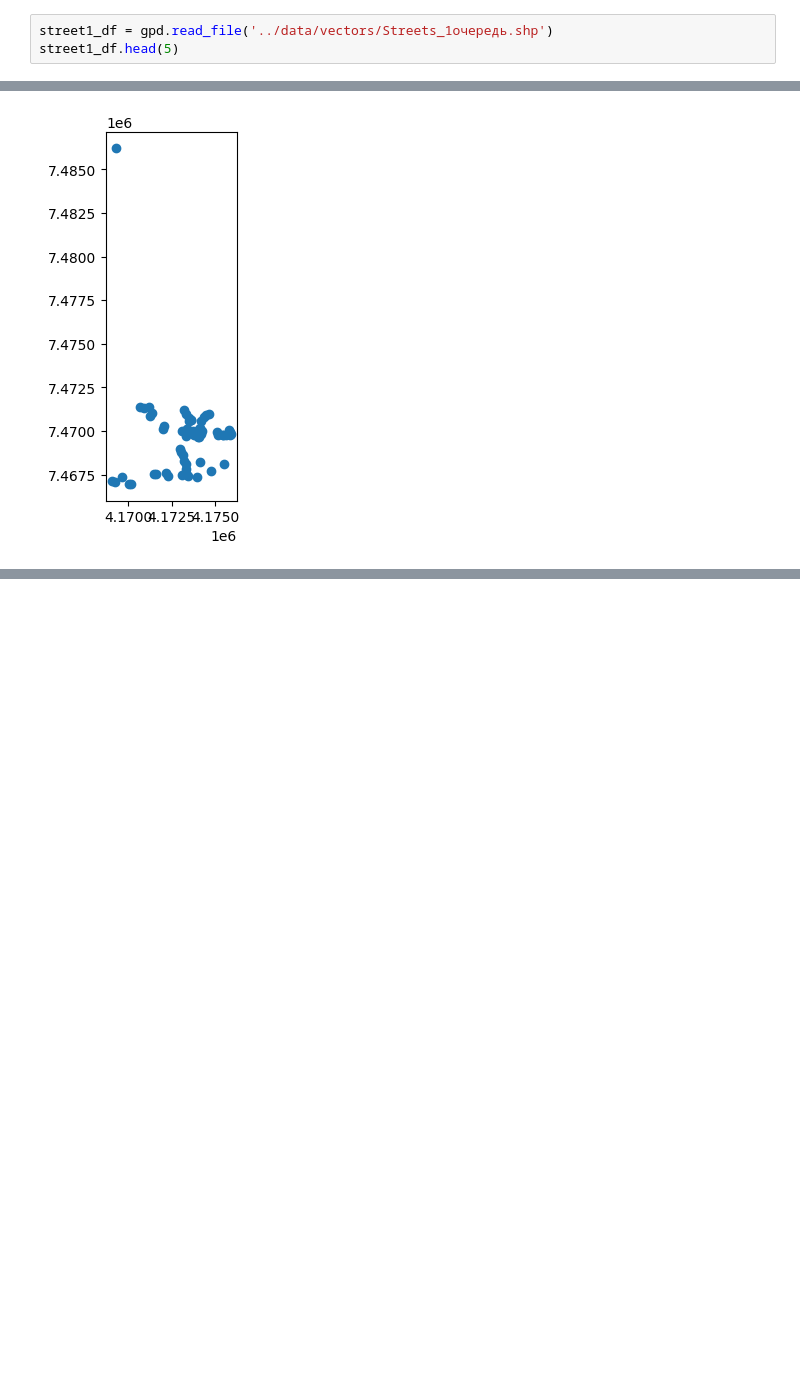
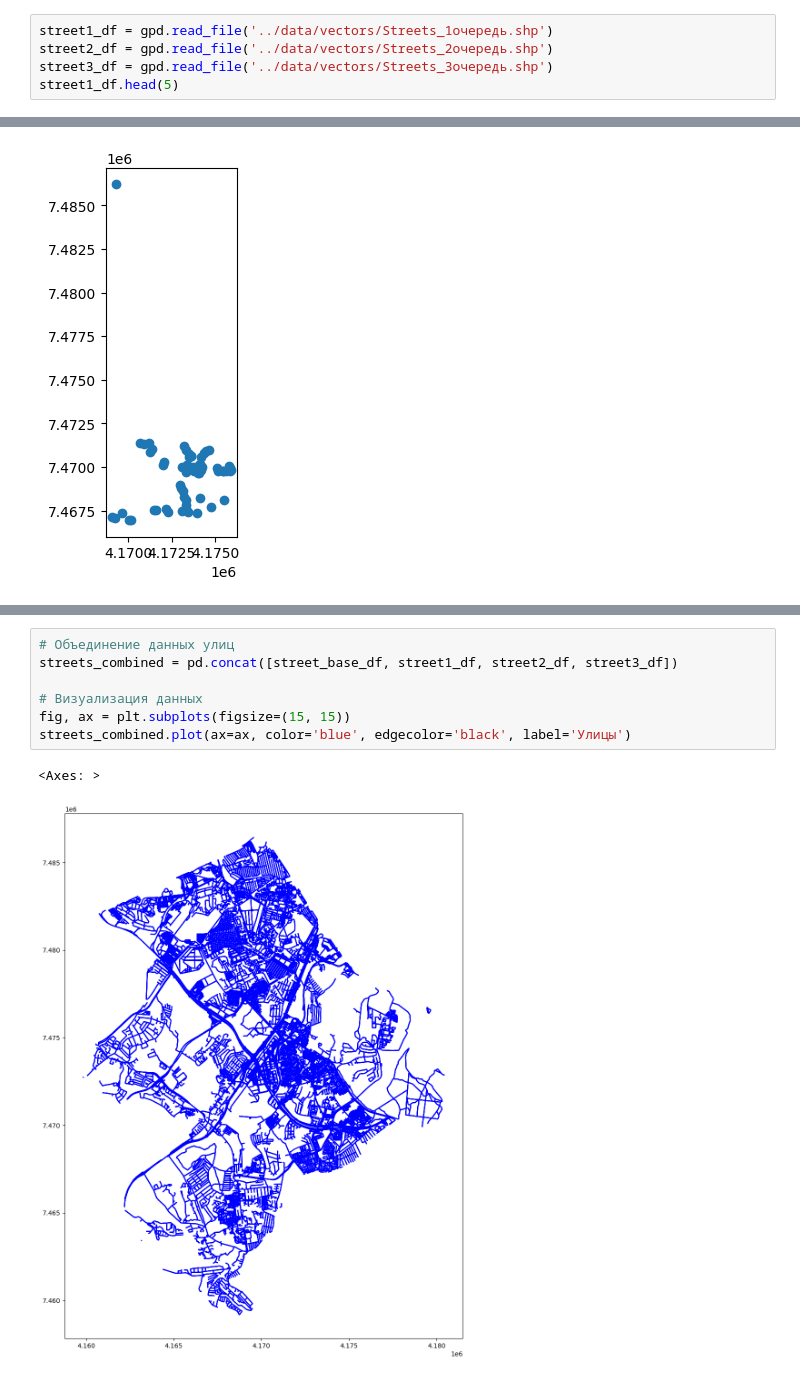
Before and after one commit to Kin1599/hack_9PM, a Jupyter notebook: notebooks/read_data.ipynb, the cells around one changed output, grey strips where cells are left out. Cells and saved outputs as stored; diff of their text form; blank space fills up the shorter version.

```diff
--- a/notebooks/read_data.ipynb
+++ b/notebooks/read_data.ipynb
@@ -51,6 +54,8 @@ stop_df.head(5)
 | 4 | Автобусная остановка | СНТ Берёзка-Коммунарка-1 | 4504282549350455 | POINT (4173231.61 7471209.38) |
 # %%
 street1_df = gpd.read_file('../data/vectors/Streets_1очередь.shp')
+street2_df = gpd.read_file('../data/vectors/Streets_2очередь.shp')
+street3_df = gpd.read_file('../data/vectors/Streets_3очередь.shp')
 street1_df.head(5)
 # %% [output]
 |  | ST_NAME | ST_TYP_BEF | ST_NM_BASE | ROAD_CATEG | RoadDirect | RbndStght | RbndBck | Width | MaxSpdDrct | ... |
@@ -112,0 +118,10 @@ combined_gdf.plot(ax=ax, color='blue', edgecolor='k', alpha=0.5)
+# %%
+# Объединение данных улиц
+streets_combined = pd.concat([street_base_df, street1_df, street2_df, street3_df])
+
+# Визуализация данных
+fig, ax = plt.subplots(figsize=(15, 15))
+streets_combined.plot(ax=ax, color='blue', edgecolor='black', label='Улицы')
+# %% [output]
+<Axes: >
+[figure, added]
```
Also changed, not shown: parts of 5 cells of this notebook, 1 other file.
